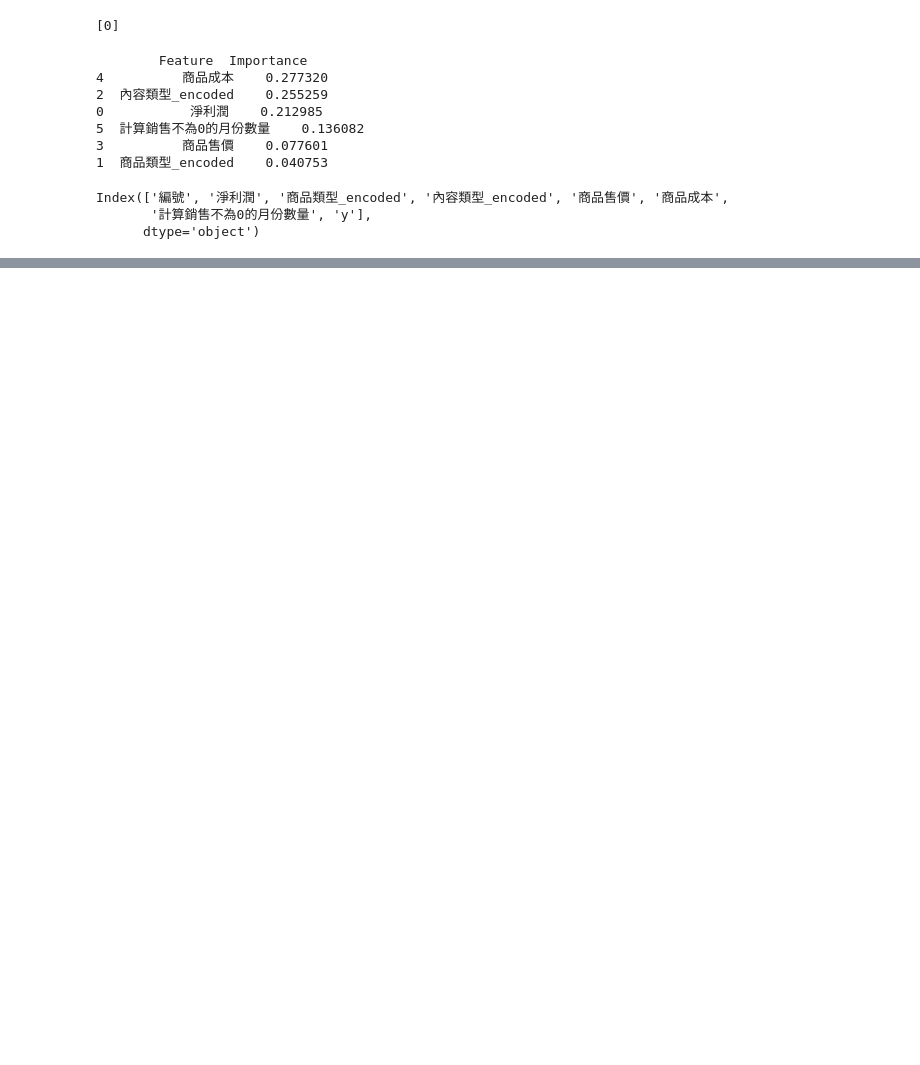
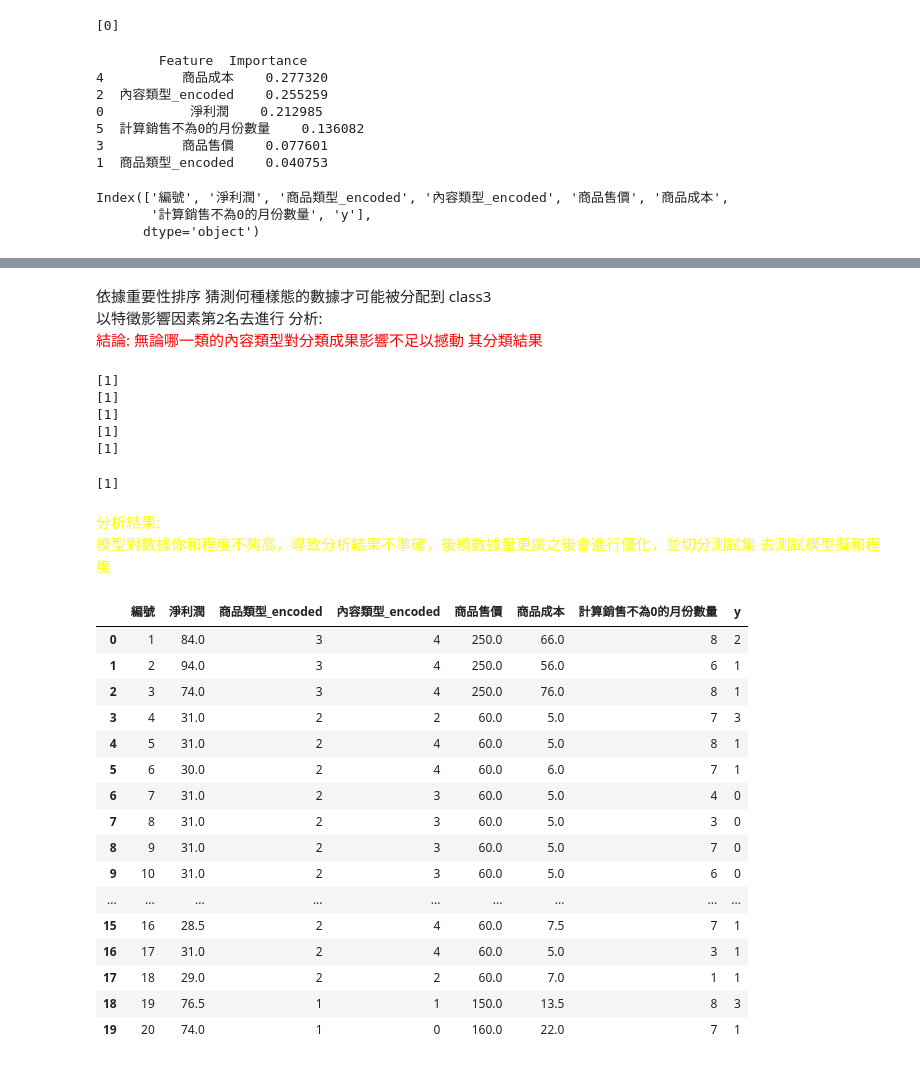
Before and after one commit to junweichen1999/brand_product_sale_analysis, a Jupyter notebook: anal_product.ipynb, the cells around one changed output, grey strips where cells are left out. Saved outputs shown, nothing was run; the diff lists cells and outputs as text; code cells hidden in the pictures; blank space fills up the shorter version.

```diff
--- a/anal_product.ipynb
+++ b/anal_product.ipynb
@@ -611,6 +645,72 @@ Index(['編號', '淨利潤', '商品類型_encoded', '內容類型_encoded', '
+# %% [markdown]
+依據重要性排序 猜測何種樣態的數據才可能被分配到 class3
+以特徵影響因素第2名去進行 分析:
+<font color= red size= 5rem>結論: 無論哪一類的內容類型對分類成果影響不足以撼動 其分類結果</font>
+# %%
+#'淨利潤', '商品類型_encoded', '內容類型_encoded', '商品售價', '商品成本','計算銷售不為0的月份數量'
+#  3          6                      2             5             1         4
+to_be_predicted_rf2_1 = np.array([
+    [60.0,  2,  0,  50.0,  10.0,  6]
+])
+
+to_be_predicted_rf2_2 = np.array([
+    [60.0,  2,  1,  50.0,  10.0,  6]
+])
+to_be_predicted_rf2_3 = np.array([
+    [60.0,  2,  2,  50.0,  10.0,  6]
+])
+to_be_predicted_rf2_4 = np.array([
+    [60.0,  2,  3,  50.0,  10.0,  6]
+])
+to_be_predicted_rf2_5 = np.array([
+    [60.0,  2,  4,  50.0,  10.0,  6]
+])
+
+predict_class_rf1 = clf_random_forest.predict(to_be_predicted_rf2_1)
+print(predict_class_rf1)
+predict_class_rf2 = clf_random_forest.predict(to_be_predicted_rf2_2)
+print(predict_class_rf2)
+predict_class_rf3 = clf_random_forest.predict(to_be_predicted_rf2_3)
+print(predict_class_rf3)
+predict_class_rf4 = clf_random_forest.predict(to_be_predicted_rf2_4)
+print(predict_class_rf4)
+predict_class_rf5 = clf_random_forest.predict(to_be_predicted_rf2_5)
+print(predict_class_rf5)
+# %% [output]
+[1]
+[1]
+[1]
+[1]
+[1]
 # %%
 #'淨利潤', '商品類型_encoded', '內容類型_encoded', '商品售價', '商品成本','計算銷售不為0的月份數量'
-
-to_be_predicted_rf1 = np.array([
-    [60.0,2,2,50.0,5.0,6]
+#  3          6                      2             5             1         4
+to_be_predict_based_on_me = np.array([[70.0,  1,  1,  150.0,  13.0,  8]
 ])
+predict_result = clf_random_forest.predict(to_be_predict_based_on_me)
+print(predict_result)
+# %% [output]
+[1]
+# %% [markdown]
+<font color= yellow size=5rem></font>
+<font color= yellow size=5rem>分析結果:<br>模型對數據你和程度不夠高，導致分析結果不準確，後續數據量更廣之後會進行優化，並切分測試集 去測試模型擬和程度 </font>
+# %%
+model_data.head(20)
+# %% [output]
+|  | 編號 | 淨利潤 | 商品類型_encoded | 內容類型_encoded | 商品售價 | 商品成本 | 計算銷售不為0的月份數量 | y |
+| 0 | 1 | 84.0 | 3 | 4 | 250.0 | 66.0 | 8 | 2 |
+| 1 | 2 | 94.0 | 3 | 4 | 250.0 | 56.0 | 6 | 1 |
+| 2 | 3 | 74.0 | 3 | 4 | 250.0 | 76.0 | 8 | 1 |
+| 3 | 4 | 31.0 | 2 | 2 | 60.0 | 5.0 | 7 | 3 |
+| 4 | 5 | 31.0 | 2 | 4 | 60.0 | 5.0 | 8 | 1 |
+| 5 | 6 | 30.0 | 2 | 4 | 60.0 | 6.0 | 7 | 1 |
+| 6 | 7 | 31.0 | 2 | 3 | 60.0 | 5.0 | 4 | 0 |
+| 7 | 8 | 31.0 | 2 | 3 | 60.0 | 5.0 | 3 | 0 |
+| 8 | 9 | 31.0 | 2 | 3 | 60.0 | 5.0 | 7 | 0 |
+| 9 | 10 | 31.0 | 2 | 3 | 60.0 | 5.0 | 6 | 0 |
+| ... | ... | ... | ... | ... | ... | ... | ... | ... |
+| 15 | 16 | 28.5 | 2 | 4 | 60.0 | 7.5 | 7 | 1 |
+| 16 | 17 | 31.0 | 2 | 4 | 60.0 | 5.0 | 3 | 1 |
+| 17 | 18 | 29.0 | 2 | 2 | 60.0 | 7.0 | 1 | 1 |
+| 18 | 19 | 76.5 | 1 | 1 | 150.0 | 13.5 | 8 | 3 |
+| 19 | 20 | 74.0 | 1 | 0 | 160.0 | 22.0 | 7 | 1 |
```
Also changed, not shown: parts of 4 cells of this notebook, 2 other files.
